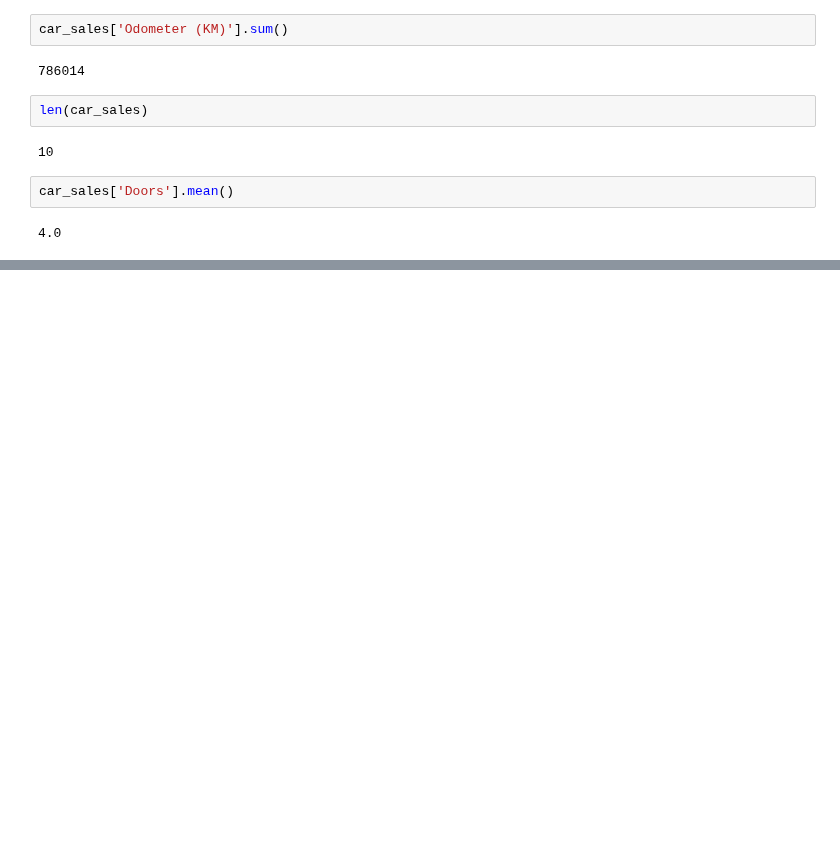
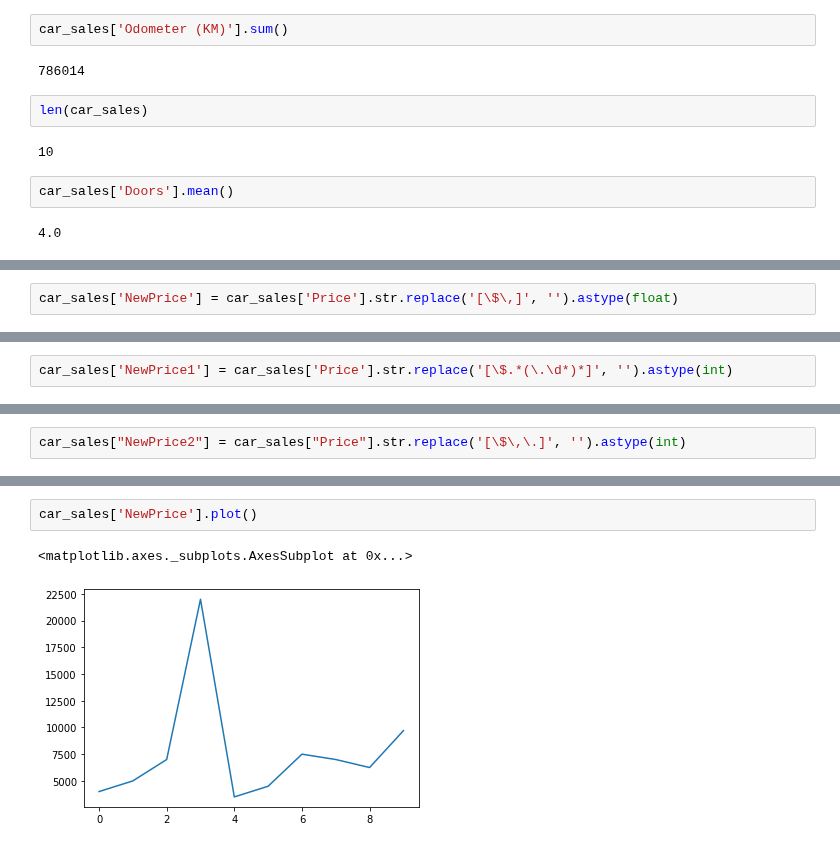
Before and after one commit to ptyadana/Data-Science-and-Machine-Learning-Projects-Dojo, a Jupyter notebook: Complete Machine Learning and Data Science - Zero to Mastery - AN/06.Pandas Data Analysis/pandas data analysis.ipynb, the cells around one changed output, grey strips where cells are left out. Drawn from its saved outputs; the diff is of its cells as text; blank space fills up the shorter version.

```diff
--- a/Complete Machine Learning and Data Science - Zero to Mastery - AN/06.Pandas Data Analysis/pandas data analysis.ipynb
+++ b/Complete Machine Learning and Data Science - Zero to Mastery - AN/06.Pandas Data Analysis/pandas data analysis.ipynb
@@ -173,0 +484,2 @@ car_sales['Doors'].mean()
+# %%
+car_sales['NewPrice'] = car_sales['Price'].str.replace('[\$\,]', '').astype(float)
@@ -173,0 +500,2 @@ car_sales['Doors'].mean()
+# %%
+car_sales['NewPrice1'] = car_sales['Price'].str.replace('[\$.*(\.\d*)*]', '').astype(int)
@@ -173,0 +504,2 @@ car_sales['Doors'].mean()
+# %%
+car_sales["NewPrice2"] = car_sales["Price"].str.replace('[\$\,\.]', '').astype(int)
@@ -173,0 +520,5 @@ car_sales['Doors'].mean()
+# %%
+car_sales['NewPrice'].plot()
+# %% [output]
+<matplotlib.axes._subplots.AxesSubplot at 0x...>
+[figure, added]
```
Also changed, not shown: parts of 42 cells of this notebook, 3 other files.
